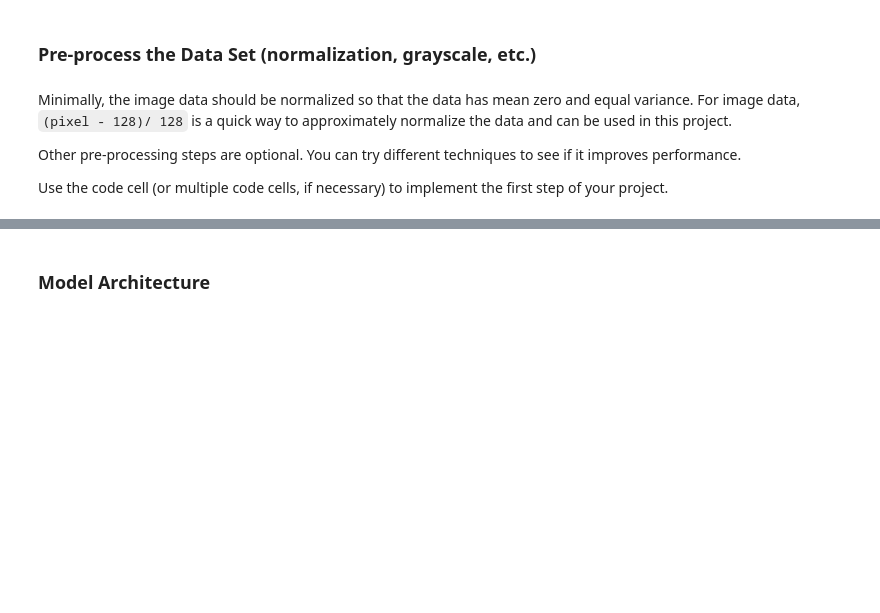
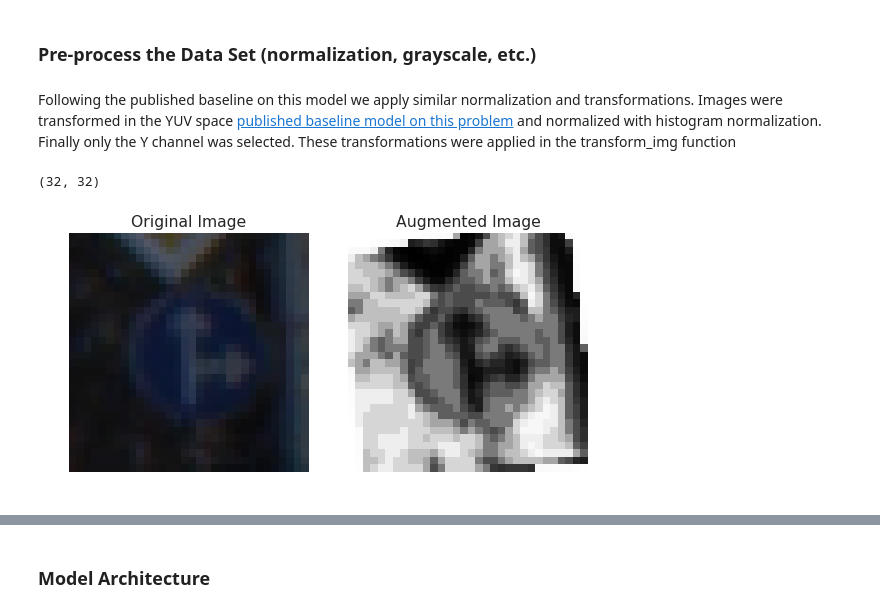
Before and after one commit to hparik11/German-Traffic-Sign-Recognition, a Jupyter notebook: Traffic_Sign_Classifier.ipynb, the cells around one changed output, grey strips where cells are left out. Saved outputs shown, nothing was run; the diff lists cells and outputs as text; code cells hidden in the pictures; blank space fills up the shorter version.

```diff
--- a/Traffic_Sign_Classifier.ipynb
+++ b/Traffic_Sign_Classifier.ipynb
@@ -371,0 +13,20 @@ Here is an example of a [published baseline model on this problem](http://yann.l
+# %%
+# Load pickled data
+import pickle
+import warnings
+warnings.filterwarnings('ignore')
+
+training_file = 'train.p'
+validation_file= 'valid.p'
+testing_file = 'test.p'
+
+with open(training_file, mode='rb') as f:
+    train = pickle.load(f)
+with open(validation_file, mode='rb') as f:
+    valid = pickle.load(f)
+with open(testing_file, mode='rb') as f:
+    test = pickle.load(f)
+
+X_train, y_train = train['features'], train['labels']
+X_valid, y_valid = valid['features'], valid['labels']
+X_test, y_test = test['features'], test['labels']
@@ -372,8 +183,2 @@ Here is an example of a [published baseline model on this problem](http://yann.l
 # %% [markdown]
 ### Pre-process the Data Set (normalization, grayscale, etc.)
-# %% [markdown]
-Minimally, the image data should be normalized so that the data has mean zero and equal variance. For image data, `(pixel - 128)/ 128` is a quick way to approximately normalize the data and can be used in this project.
-
-Other pre-processing steps are optional. You can try different techniques to see if it improves performance.
-
-Use the code cell (or multiple code cells, if necessary) to implement the first step of your project.
@@ -383,0 +187,2 @@ Use the code cell (or multiple code cells, if necessary) to implement the first
+# %% [markdown]
+Following the published baseline on this model we apply similar normalization and transformations. Images were transformed in the YUV space [published baseline model on this problem](http://yann.lecun.com/exdb/publis/pdf/sermanet-ijcnn-11.pdf) and normalized with histogram normalization. Finally only the Y channel was selected. These transformations were applied in the transform_img function
@@ -383,0 +243,17 @@ Use the code cell (or multiple code cells, if necessary) to implement the first
+# %%
+img = X_train[1000]
+plt.subplot(1,2,1)
+plt.imshow(img)
+plt.title('Original Image')
+plt.axis('off')
+plt.subplot(1,2,2)
+plt.axis('off')
+out = augment_img(img)
+print(out.shape)
+plt.imshow(out)
+plt.title('Augmented Image')
+plt.tight_layout()
+plt.savefig('plots/augmented_img_example.png',bbox_inches='tight')
+# %% [output]
+(32, 32)
+[figure, added]
```
Also changed, not shown: parts of 78 cells of this notebook, 7 other files.
